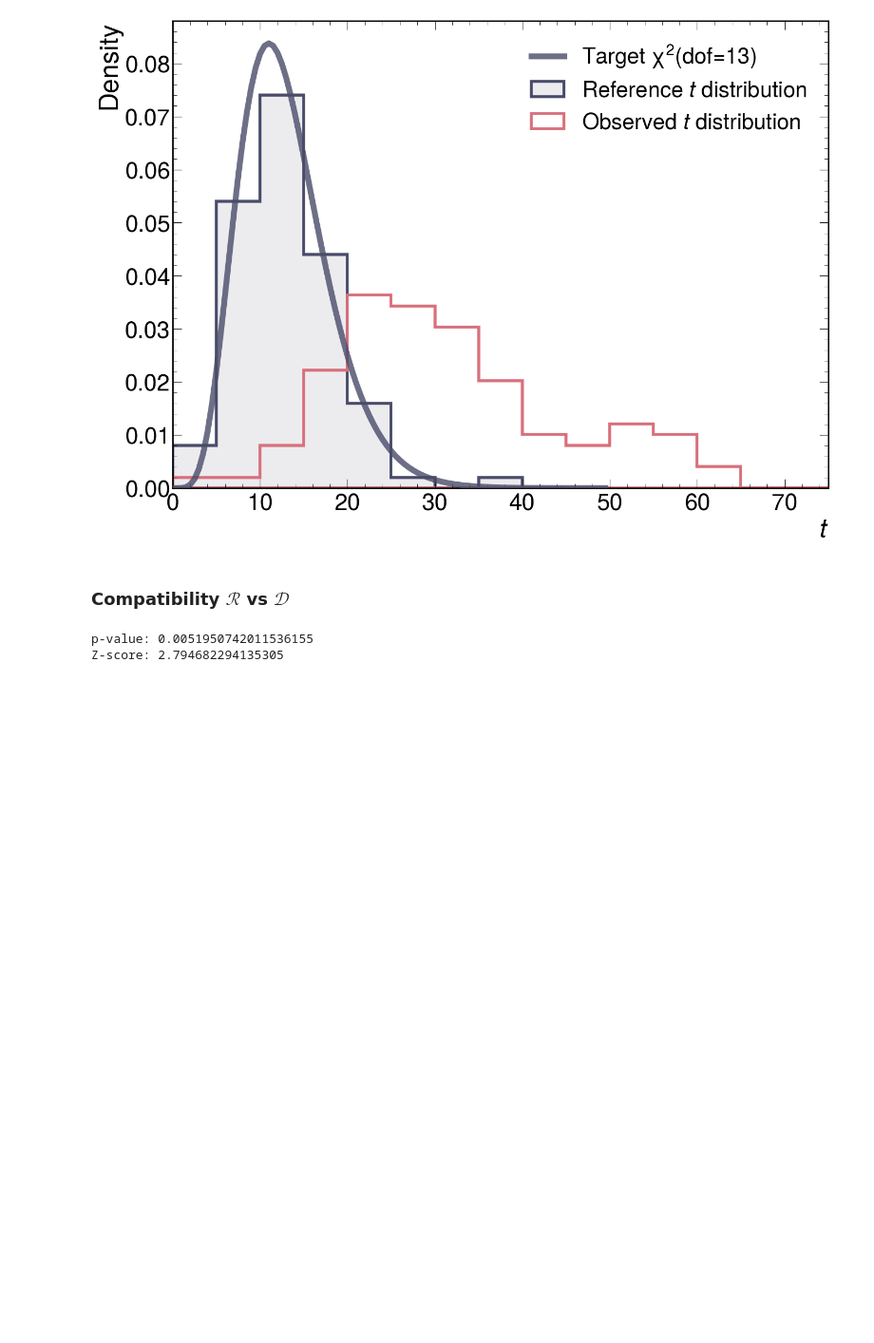
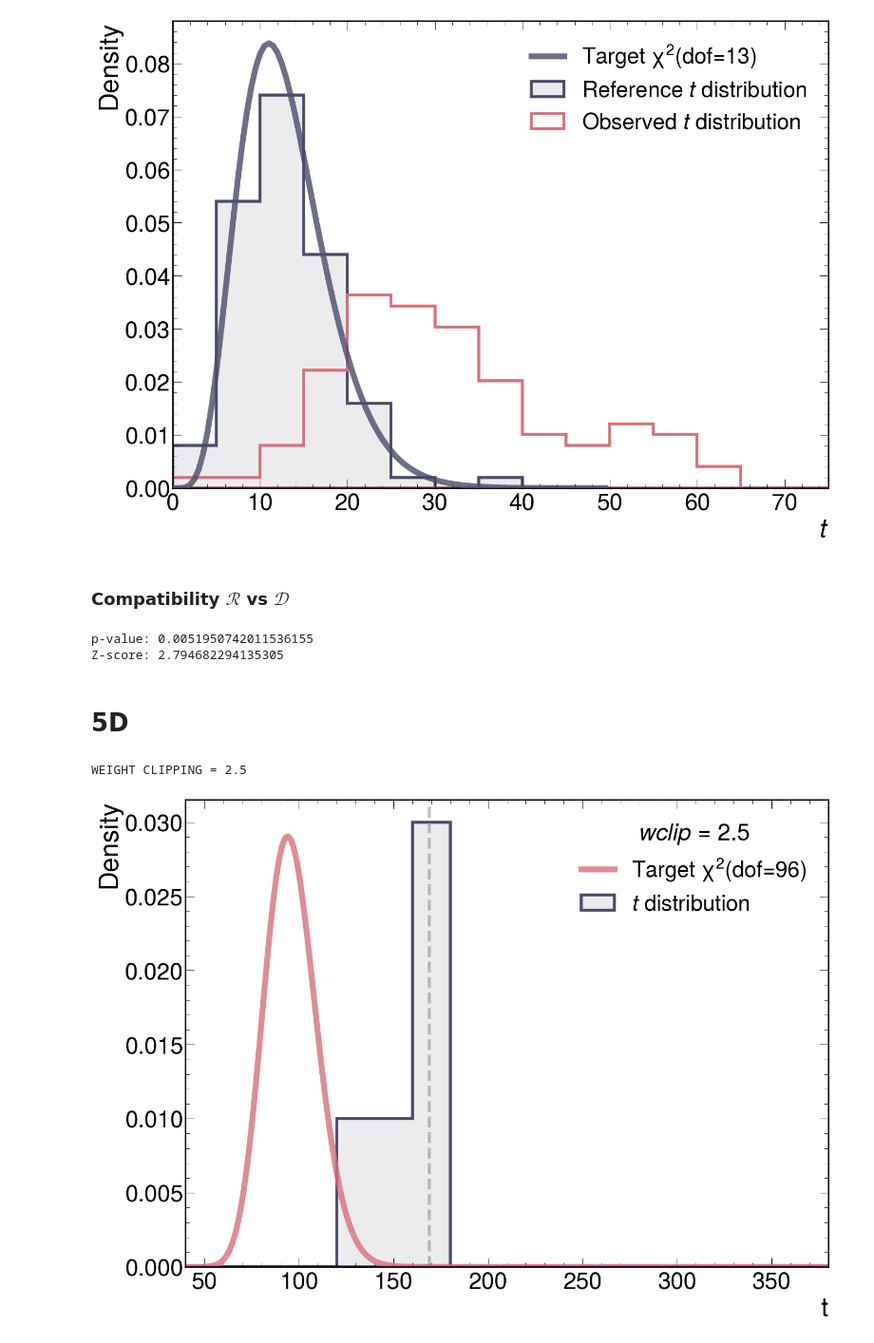
Before and after one commit to PietroCappelli/NPLM.torch, a Jupyter notebook: notebooks/output_analysis.ipynb, the cells around one changed output. Shown at 95% size. Drawn from its saved outputs; the diff is of its cells as text; code cells hidden in the pictures; blank space fills up the shorter version.

```diff
--- a/notebooks/output_analysis.ipynb
+++ b/notebooks/output_analysis.ipynb
@@ -313,3 +313,5 @@ print(f'Z-score: {Z}')
 # %% [output]
 p-value: 0.0051950742011536155
 Z-score: 2.794682294135305
+# %% [markdown]
+# 5D
@@ -315,0 +339,57 @@ Z-score: 2.794682294135305
+# %%
+t_ref  = compute_t_from_loss(ref_losses)
+t_data = compute_t_from_loss(data_losses)
+
+t_ref_final  = t_ref[:, -1]
+t_data_final = t_data[:, -1]
+
+ref_dof  = compute_df(config_json_ref["architecture"])
+ref_chi2 = stats.chi2(df=ref_dof)
+# %%
+t_ref_bins  = np.arange(40, 400, 20)
+t_data_bins = np.arange(40, 400, 20)
+xgrid_ref   = np.arange(0, 400, 1)
+xgrid_data  = np.arange(0, 400, 1)
+# %%
+print(f'WEIGHT CLIPPING = {config_json_ref["weight_clipping"]}')
+plot_one_t(
+    t_distribution  = t_ref_final,
+    t_bins          = t_ref_bins,
+    chi2            = ref_chi2,
+    chi2_grid       = xgrid_ref,
+    show_hist       = True,
+    show_error      = False,
+    compute_rate    = False,
+    err_marker      = "o",
+    err_markersize  = 10,
+    err_capsize     = 5,
+    err_elinewidth  = 4,
+    err_capthick    = 4,
+    err_color       = "black",
+    figsize         = FIGSIZE,
+    fontsize        = FONTSIZE,
+    cms             = False,
+    cms_label       = "",
+    cms_rlabel      = "",
+    hist_ecolor     = (PALETTE_2[0], 1.0),
+    hist_fcolor     = (PALETTE_2[0], 0.1),
+    chi2_color      = (PALETTE_2[3], 0.8),
+    hist_lw         = 4,
+    chi2_lw         = 8,
+    hist_type       = "stepfilled",
+    hist_label      = "$\it{t}$ distribution",
+    chi2_label      = "Target $\chi^2$(dof=%i)"%(ref_dof),
+    xlabel          = r"$t$",
+    ylabel          = "Density",
+    show_plot       = True,
+    save_plot       = False,
+    plot_name       = "t_distribution",
+    plot_path       = PLOT_PATH,
+    plot_format     = "png",
+    return_fig      = False,
+    plot_w          = True,
+    wclip           = config_json_ref["weight_clipping"],
+)
+# %% [output]
+WEIGHT CLIPPING = 2.5
+[figure, added]
```
Also changed, not shown: parts of 2 cells of this notebook, 1 other file.
